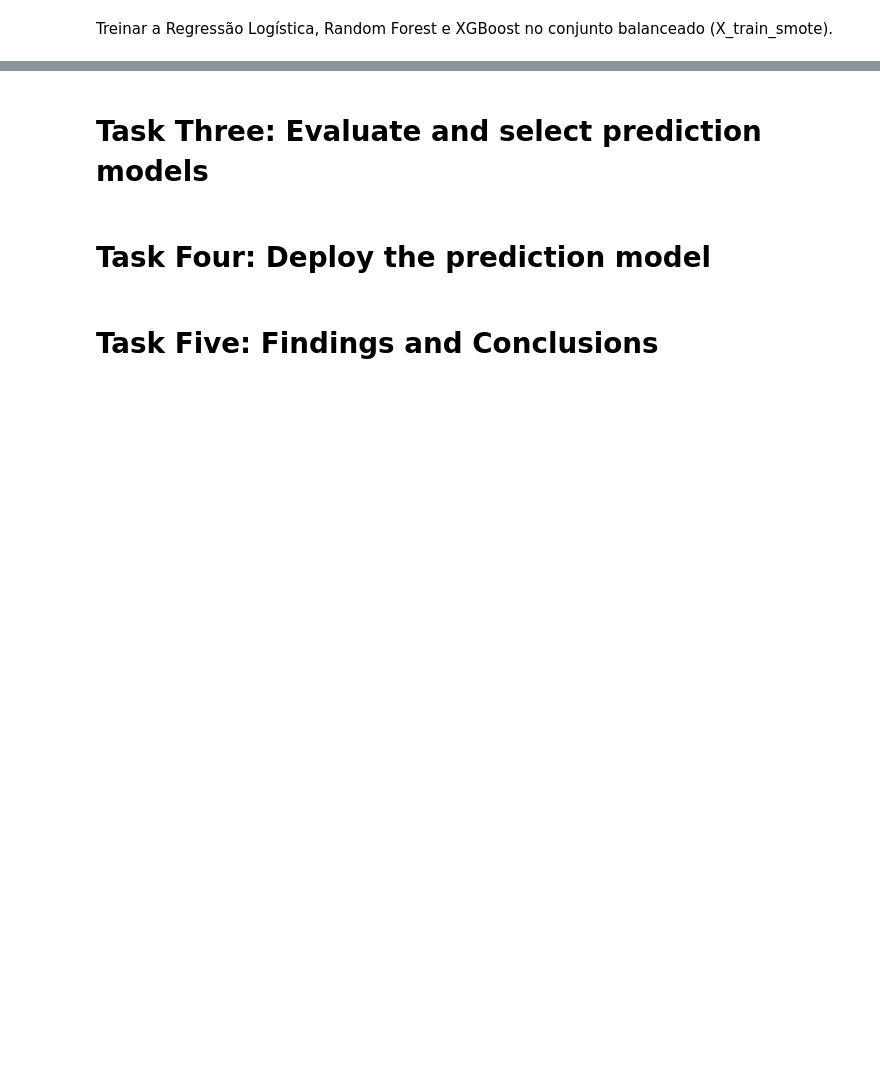
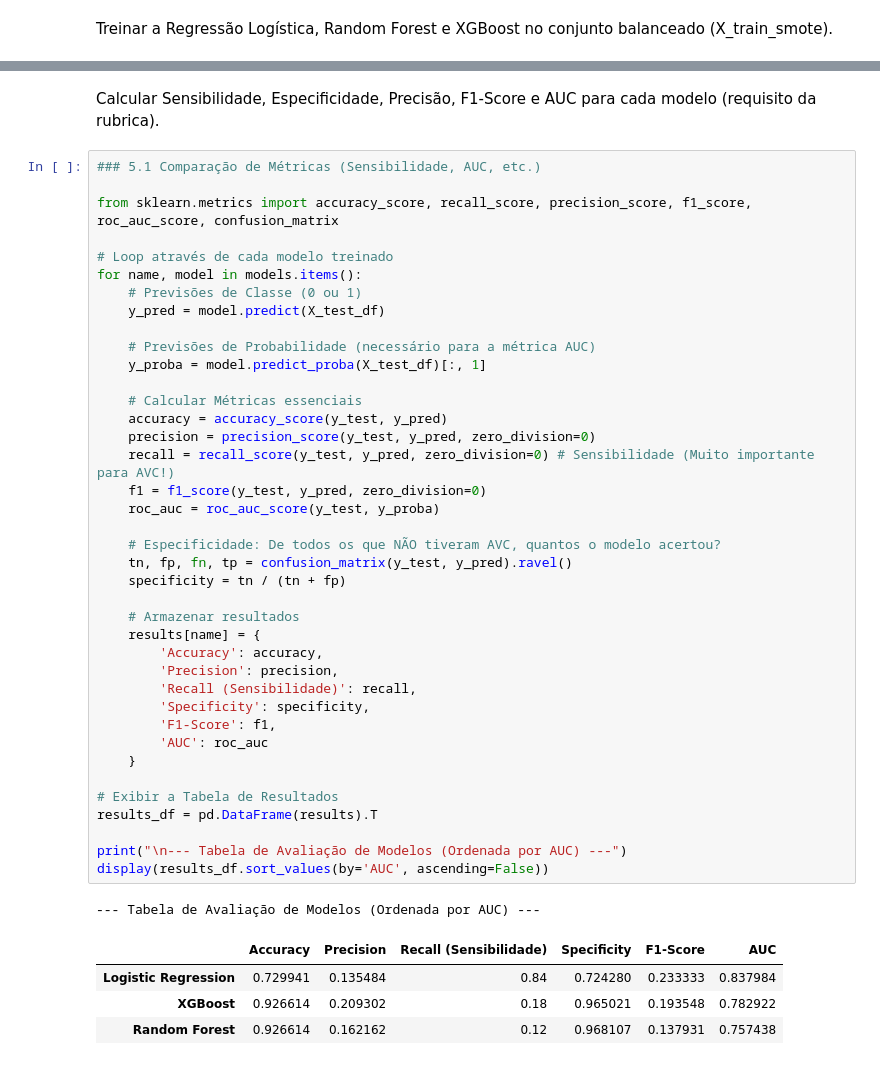
Before and after one commit to amaro-netto/analise_avc, a Jupyter notebook: scripts/stroke_prediction.ipynb, the cells around one changed output, grey strips where cells are left out. Drawn from its saved outputs; the diff is of its cells as text; blank space fills up the shorter version.

```diff
--- a/scripts/stroke_prediction.ipynb
+++ b/scripts/stroke_prediction.ipynb
@@ -371,6 +345,47 @@ Name: proportion, dtype: float64
-# %% [markdown]
-# Task Three: Evaluate and select prediction models
-# %% [markdown]
-# Task Four: Deploy the prediction model
-# %% [markdown]
-# Task Five: Findings and Conclusions
+# %% [markdown]
+Calcular Sensibilidade, Especificidade, Precisão, F1-Score e AUC para cada modelo (requisito da rubrica).
+# %%
+### 5.1 Comparação de Métricas (Sensibilidade, AUC, etc.)
+
+from sklearn.metrics import accuracy_score, recall_score, precision_score, f1_score, roc_auc_score, confusion_matrix
+
+# Loop através de cada modelo treinado
+for name, model in models.items():
+    # Previsões de Classe (0 ou 1)
+    y_pred = model.predict(X_test_df)
+
+    # Previsões de Probabilidade (necessário para a métrica AUC)
+    y_proba = model.predict_proba(X_test_df)[:, 1]
+
+    # Calcular Métricas essenciais
+    accuracy = accuracy_score(y_test, y_pred)
+    precision = precision_score(y_test, y_pred, zero_division=0)
+    recall = recall_score(y_test, y_pred, zero_division=0) # Sensibilidade (Muito importante para AVC!)
+    f1 = f1_score(y_test, y_pred, zero_division=0)
+    roc_auc = roc_auc_score(y_test, y_proba)
+
+    # Especificidade: De todos os que NÃO tiveram AVC, quantos o modelo acertou?
+    tn, fp, fn, tp = confusion_matrix(y_test, y_pred).ravel()
+    specificity = tn / (tn + fp)
+
+    # Armazenar resultados
+    results[name] = {
+        'Accuracy': accuracy,
+        'Precision': precision,
+        'Recall (Sensibilidade)': recall,
+        'Specificity': specificity,
+        'F1-Score': f1,
+        'AUC': roc_auc
+    }
+
+# Exibir a Tabela de Resultados
+results_df = pd.DataFrame(results).T
+
+print("\n--- Tabela de Avaliação de Modelos (Ordenada por AUC) ---")
+display(results_df.sort_values(by='AUC', ascending=False))
+# %% [output]
+--- Tabela de Avaliação de Modelos (Ordenada por AUC) ---
+|  | Accuracy | Precision | Recall (Sensibilidade) | Specificity | F1-Score | AUC |
+| Logistic Regression | 0.729941 | 0.135484 | 0.84 | 0.724280 | 0.233333 | 0.837984 |
+| XGBoost | 0.926614 | 0.209302 | 0.18 | 0.965021 | 0.193548 | 0.782922 |
+| Random Forest | 0.926614 | 0.162162 | 0.12 | 0.968107 | 0.137931 | 0.757438 |
```
Also changed, not shown: parts of 24 cells of this notebook.
